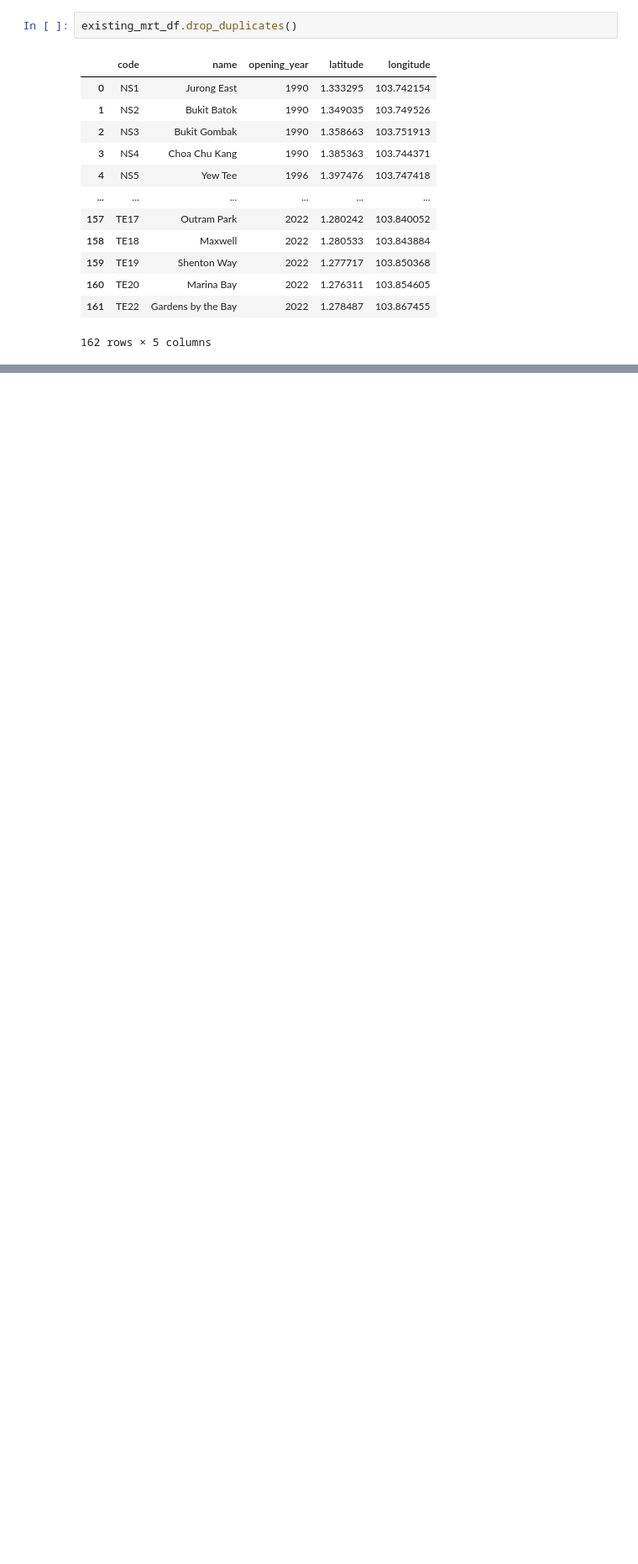
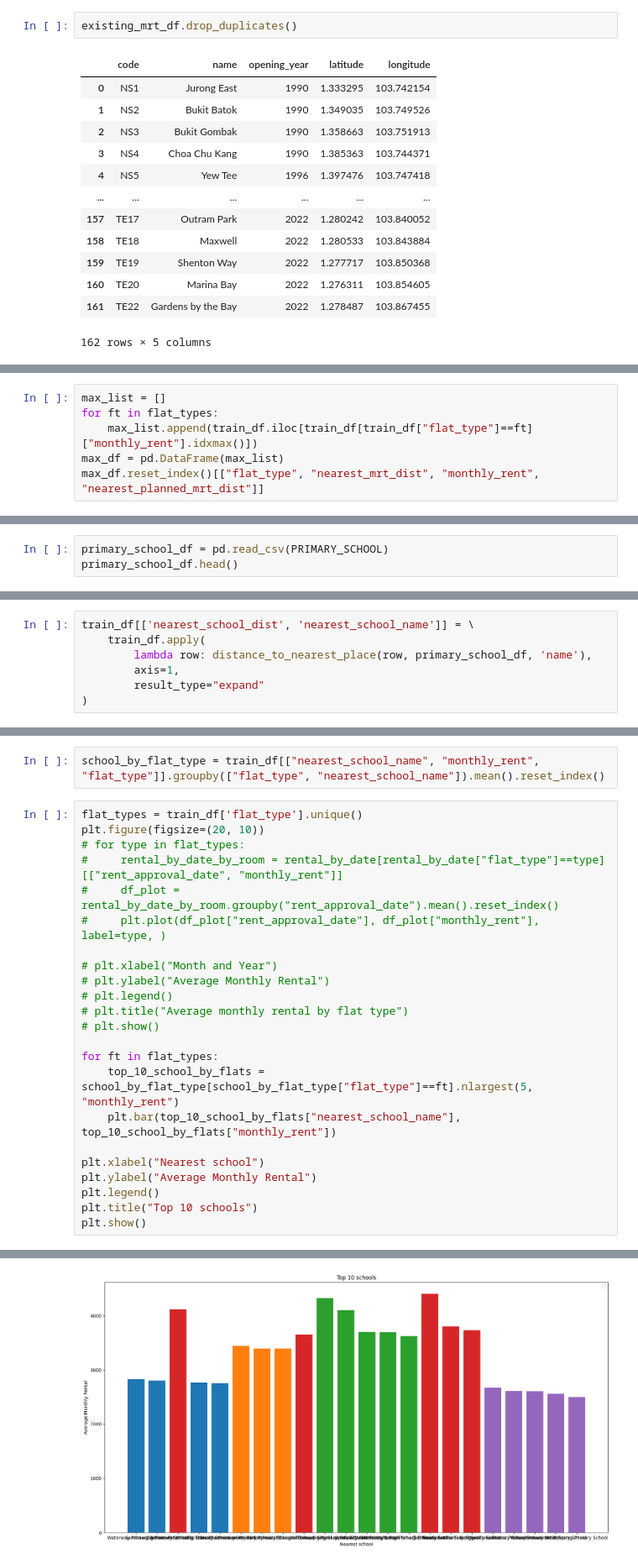
Before and after one commit to cs5228-group-1/cs5228-final-project, a Jupyter notebook: eda_sc.ipynb, the cells around one changed output, grey strips where cells are left out. Shown at 84% size. Cells and saved outputs as stored; diff of their text form; blank space fills up the shorter version.

```diff
--- a/eda_sc.ipynb
+++ b/eda_sc.ipynb
@@ -298,0 +466,6 @@ existing_mrt_df.drop_duplicates()
+# %%
+max_list = []
+for ft in flat_types:
+    max_list.append(train_df.iloc[train_df[train_df["flat_type"]==ft]["monthly_rent"].idxmax()])
+max_df = pd.DataFrame(max_list)
+max_df.reset_index()[["flat_type", "nearest_mrt_dist", "monthly_rent", "nearest_planned_mrt_dist"]]
@@ -298,0 +479,3 @@ existing_mrt_df.drop_duplicates()
+# %%
+primary_school_df = pd.read_csv(PRIMARY_SCHOOL)
+primary_school_df.head()
@@ -298,0 +509,7 @@ existing_mrt_df.drop_duplicates()
+# %%
+train_df[['nearest_school_dist', 'nearest_school_name']] = \
+    train_df.apply(
+        lambda row: distance_to_nearest_place(row, primary_school_df, 'name'),
+        axis=1,
+        result_type="expand"
+)
@@ -298,0 +526,26 @@ existing_mrt_df.drop_duplicates()
+# %%
+school_by_flat_type = train_df[["nearest_school_name", "monthly_rent", "flat_type"]].groupby(["flat_type", "nearest_school_name"]).mean().reset_index()
+# %%
+flat_types = train_df['flat_type'].unique()
+plt.figure(figsize=(20, 10))
+# for type in flat_types:
+#     rental_by_date_by_room = rental_by_date[rental_by_date["flat_type"]==type][["rent_approval_date", "monthly_rent"]]
+#     df_plot = rental_by_date_by_room.groupby("rent_approval_date").mean().reset_index()
+#     plt.plot(df_plot["rent_approval_date"], df_plot["monthly_rent"], label=type, )
+
+# plt.xlabel("Month and Year")
+# plt.ylabel("Average Monthly Rental")
+# plt.legend()
+# plt.title("Average monthly rental by flat type")
+# plt.show()
+
+for ft in flat_types:
+    top_10_school_by_flats = school_by_flat_type[school_by_flat_type["flat_type"]==ft].nlargest(5, "monthly_rent")
+    plt.bar(top_10_school_by_flats["nearest_school_name"], top_10_school_by_flats["monthly_rent"])
+
+plt.xlabel("Nearest school")
+plt.ylabel("Average Monthly Rental")
+plt.legend()
+plt.title("Top 10 schools")
+plt.show()
+# %% [output]
@@ -298,0 +553 @@ existing_mrt_df.drop_duplicates()
+[figure, added]
```
Also changed, not shown: parts of 26 cells of this notebook.
